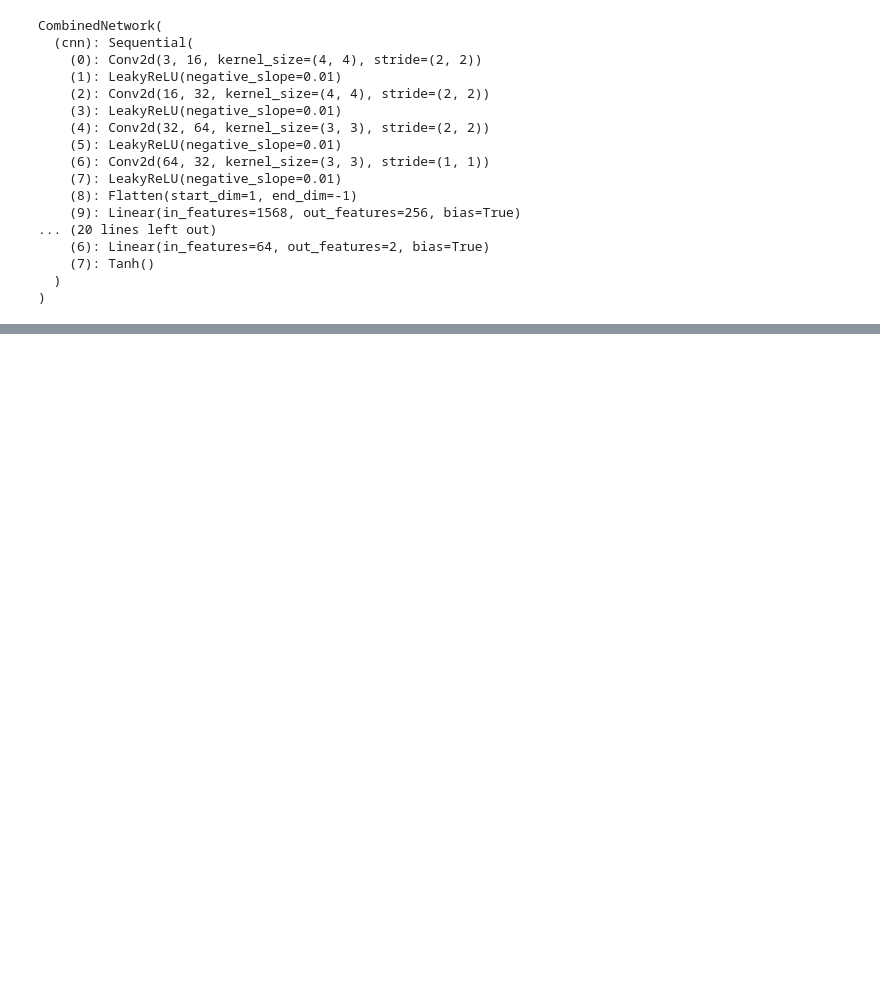
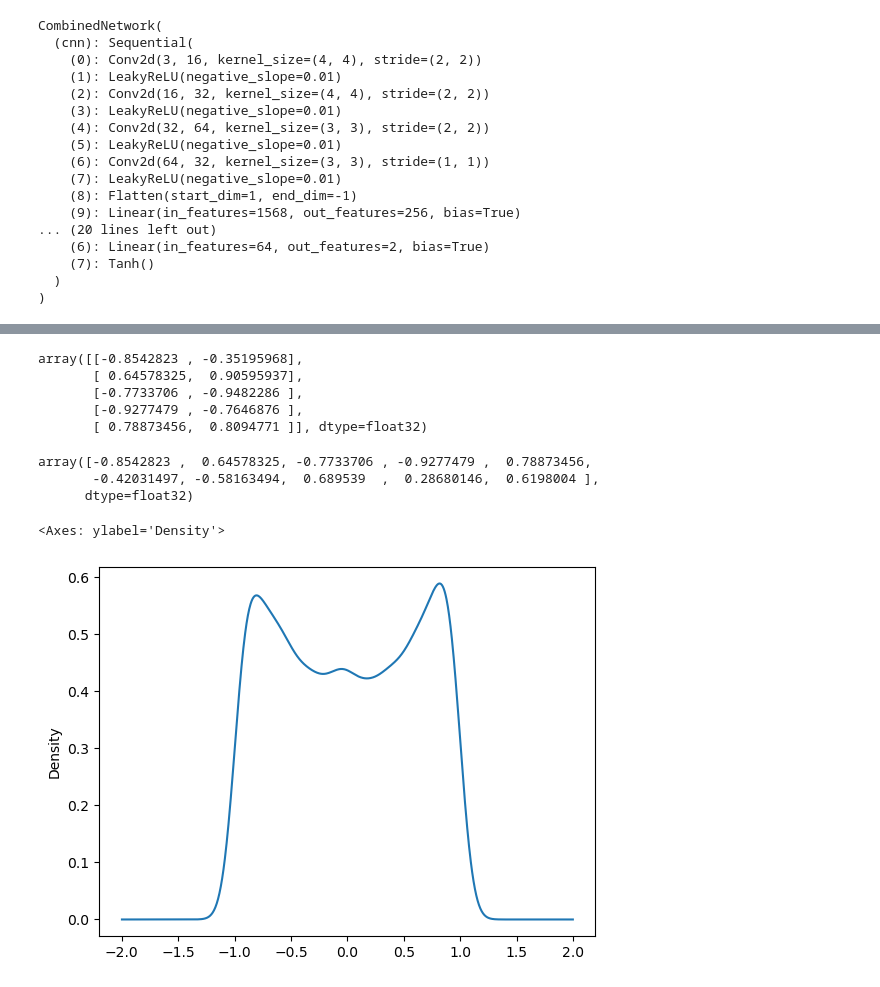
Before and after one commit to ChrispenCrash/AlienRL, a Jupyter notebook: Test AlienRL Enviroment.ipynb, the cells around one changed output, grey strips where cells are left out. Drawn from its saved outputs; the diff is of its cells as text; code cells hidden in the pictures; blank space fills up the shorter version.

```diff
--- a/Test AlienRL Enviroment.ipynb
+++ b/Test AlienRL Enviroment.ipynb
@@ -562,0 +937,3 @@ CombinedNetwork(
+# %%
+batch_size = 10000
+data = torch.randn(batch_size, 12, 84, 84)
@@ -562,0 +957,5 @@ CombinedNetwork(
+# %%
+# Generate actions
+actions = net.sample(data)
+
+print(actions.shape)  # should be [10, 2]
@@ -562,0 +978,4 @@ CombinedNetwork(
+# %%
+acts = actions.detach().numpy()
+action_1 = acts[:,0]
+action_2 = acts[:,1]
@@ -562,0 +986,23 @@ CombinedNetwork(
+# %%
+acts[:5]
+# %% [output]
+array([[-0.8542823 , -0.35195968],
+       [ 0.64578325,  0.90595937],
+       [-0.7733706 , -0.9482286 ],
+       [-0.9277479 , -0.7646876 ],
+       [ 0.78873456,  0.8094771 ]], dtype=float32)
+# %%
+# get first action
+action_1 = acts[:,0]
+action_2 = acts[:,1]
+# %%
+action_1[:10]
+# %% [output]
+array([-0.8542823 ,  0.64578325, -0.7733706 , -0.9277479 ,  0.78873456,
+       -0.42031497, -0.58163494,  0.689539  ,  0.28680146,  0.6198004 ],
+      dtype=float32)
+# %%
+pd.Series(action_1).plot.kde()
+# %% [output]
+<Axes: ylabel='Density'>
+[figure, added]
```
Also changed, not shown: parts of 61 cells of this notebook, 10 other files.
